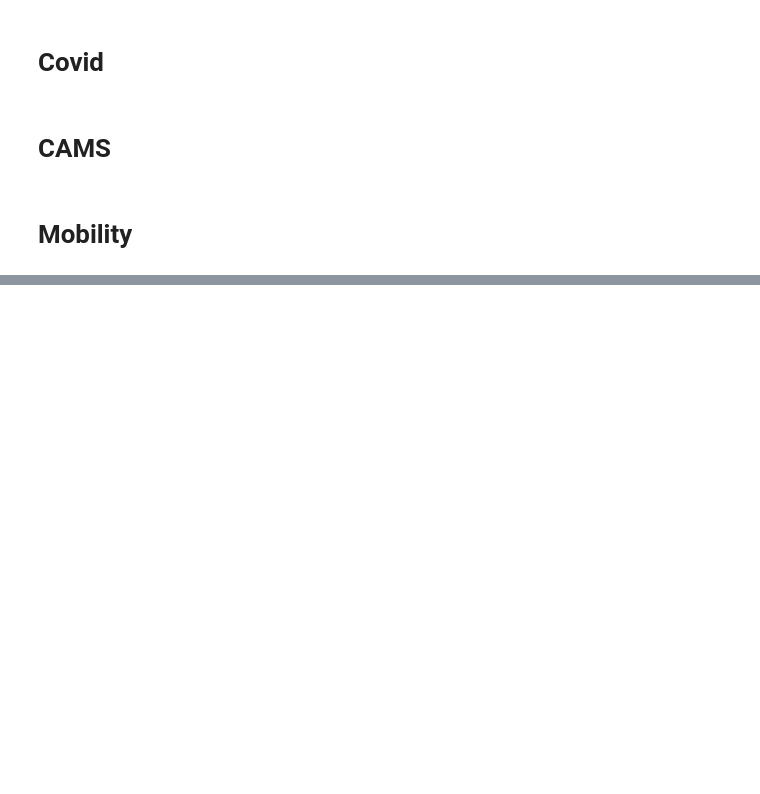
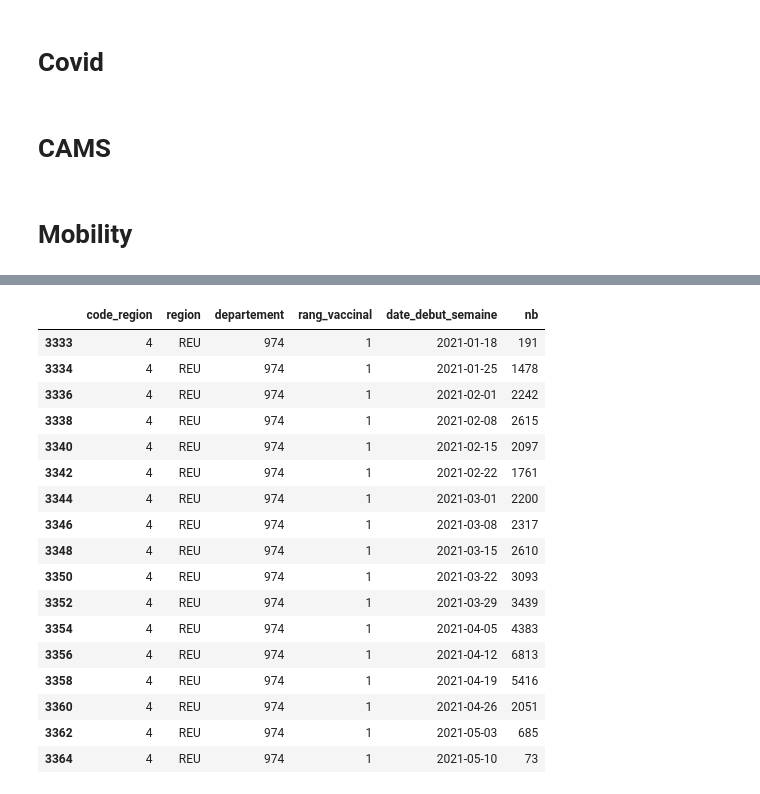
Before and after one commit to limiteinductive/covsco, a Jupyter notebook: notebooks/Cam.ipynb, the cells around one changed output, grey strips where cells are left out. Saved outputs shown, nothing was run; the diff lists cells and outputs as text; code cells hidden in the pictures; blank space fills up the shorter version.

```diff
--- a/notebooks/Cam.ipynb
+++ b/notebooks/Cam.ipynb
@@ -135,0 +157,23 @@ live_test
+# %%
+vacc_1_reg = vacc_1[vacc_1['code_region']==4]
+vacc_1_reg
+#vacc_1_reg[vacc_1_reg['date_debut_semaine']==date_max]['nb']
+# %% [output]
+|  | code_region | region | departement | rang_vaccinal | date_debut_semaine | nb |
+| 3333 | 4 | REU | 974 | 1 | 2021-01-18 | 191 |
+| 3334 | 4 | REU | 974 | 1 | 2021-01-25 | 1478 |
+| 3336 | 4 | REU | 974 | 1 | 2021-02-01 | 2242 |
+| 3338 | 4 | REU | 974 | 1 | 2021-02-08 | 2615 |
+| 3340 | 4 | REU | 974 | 1 | 2021-02-15 | 2097 |
+| 3342 | 4 | REU | 974 | 1 | 2021-02-22 | 1761 |
+| 3344 | 4 | REU | 974 | 1 | 2021-03-01 | 2200 |
+| 3346 | 4 | REU | 974 | 1 | 2021-03-08 | 2317 |
+| 3348 | 4 | REU | 974 | 1 | 2021-03-15 | 2610 |
+| 3350 | 4 | REU | 974 | 1 | 2021-03-22 | 3093 |
+| 3352 | 4 | REU | 974 | 1 | 2021-03-29 | 3439 |
+| 3354 | 4 | REU | 974 | 1 | 2021-04-05 | 4383 |
+| 3356 | 4 | REU | 974 | 1 | 2021-04-12 | 6813 |
+| 3358 | 4 | REU | 974 | 1 | 2021-04-19 | 5416 |
+| 3360 | 4 | REU | 974 | 1 | 2021-04-26 | 2051 |
+| 3362 | 4 | REU | 974 | 1 | 2021-05-03 | 685 |
+| 3364 | 4 | REU | 974 | 1 | 2021-05-10 | 73 |
```
Also changed, not shown: parts of 17 cells of this notebook, 5 other files.
